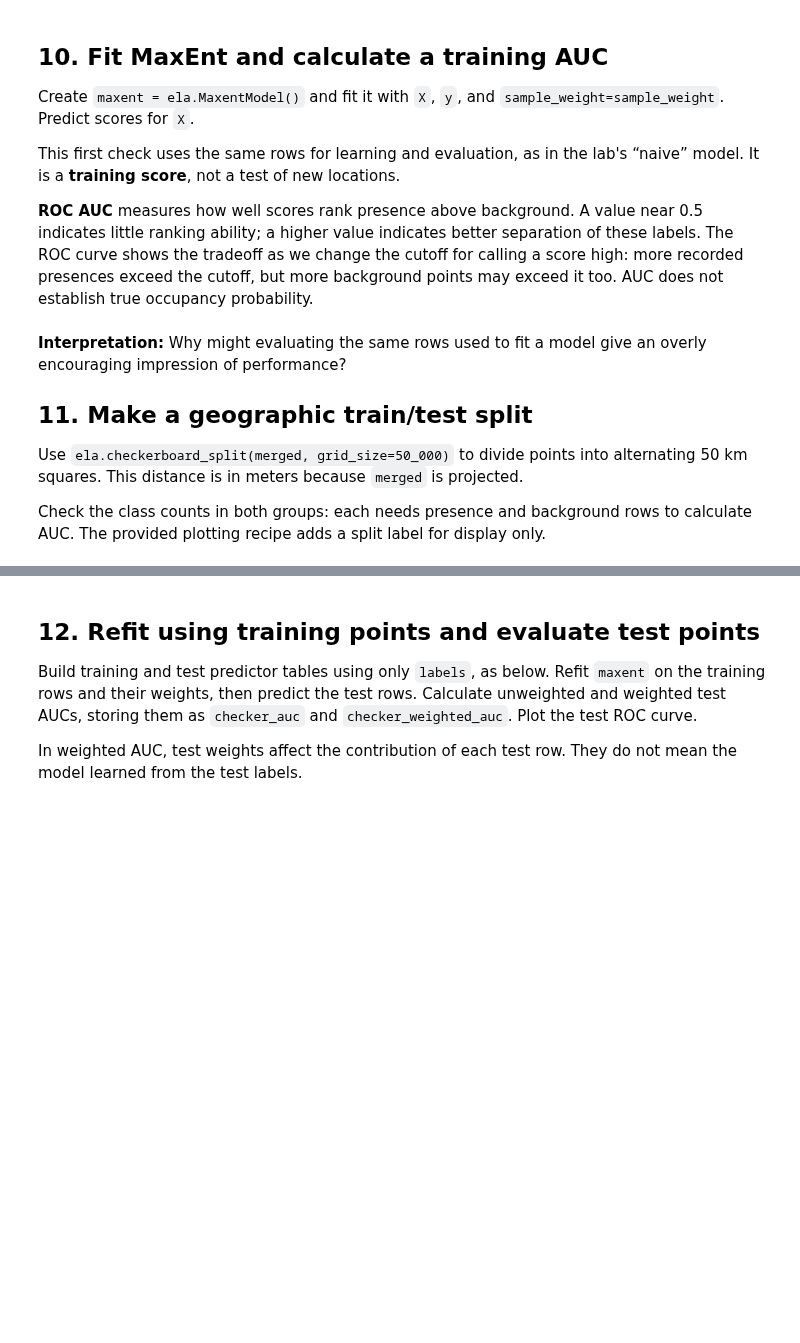
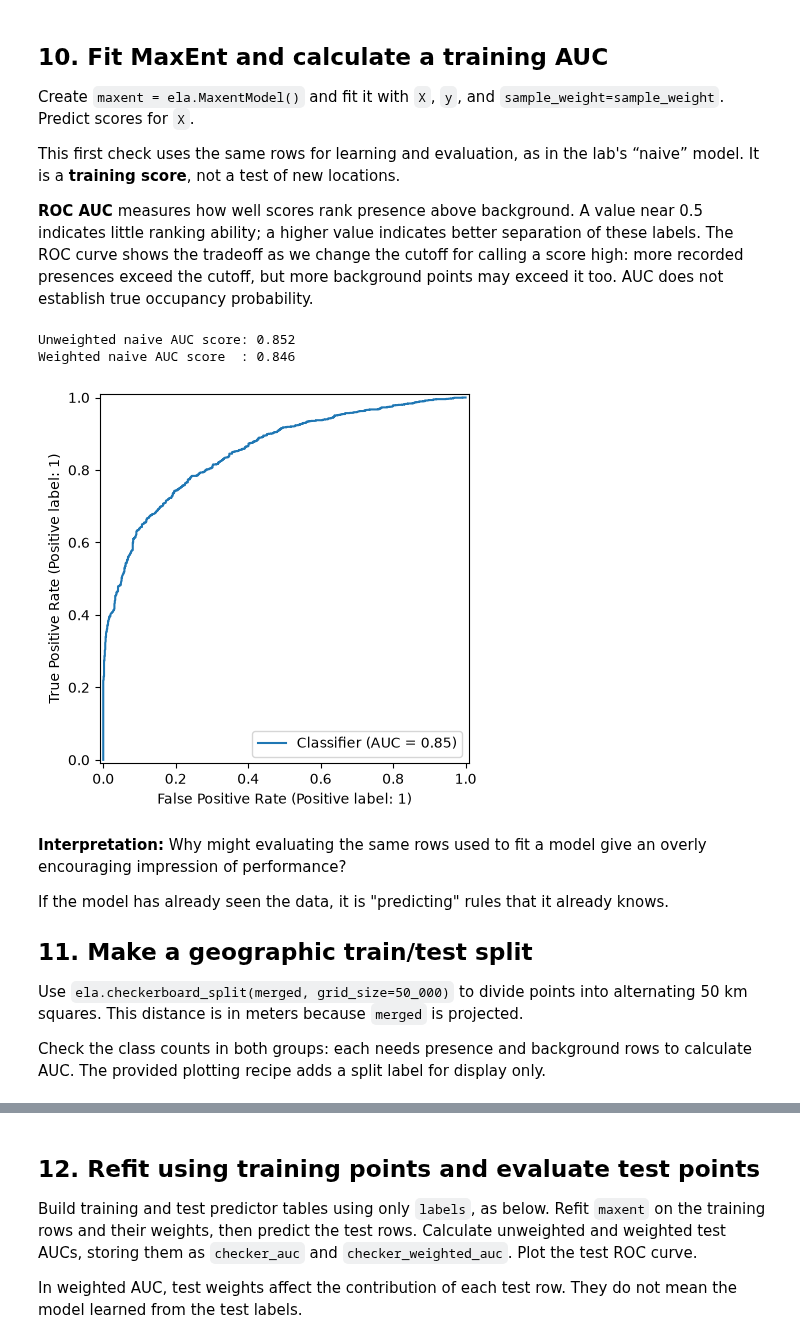
Before and after one commit to relleha/BIO597-SpatialBiodiversity, a Jupyter notebook: docs/assignments/Assignment-08-SDM-Software.ipynb, the cells around one changed output, grey strips where cells are left out. Drawn from its saved outputs; the diff is of its cells as text; code cells hidden in the pictures; blank space fills up the shorter version.

```diff
--- a/docs/assignments/Assignment-08-SDM-Software.ipynb
+++ b/docs/assignments/Assignment-08-SDM-Software.ipynb
@@ -148,6 +282,13 @@ Use `ela.stack_geodataframes(presence, background, add_class_label=True)` and pr
 # %%
 # Stack presence and background as merged, then project it to EPSG:26919.
 # Display the counts of each class.
+merged = ela.stack_geodataframes(
+    presence,
+    background,
+    add_class_label=True,
+).to_crs('EPSG:26919')
+
+print(merged['class'].value_counts())
 
 X = merged[labels]
 y = merged["class"]
@@ -161,16 +307,30 @@ This first check uses the same rows for learning and evaluation, as in the lab's
 
 **ROC AUC** measures how well scores rank presence above background. A value near 0.5 indicates little ranking ability; a higher value indicates better separation of these labels. The ROC curve shows the tradeoff as we change the cutoff for calling a score high: more recorded presences exceed the cutoff, but more background points may exceed it too. AUC does not establish true occupancy probability.
 # %%
+# Fit maxent with X, y, and sample_weight.
 maxent = ela.MaxentModel()
 maxent.set_params(n_cpus=4)
 
-# Fit maxent with X, y, and sample_weight.
+
 # Predict X and store the scores as naive_prediction.
+maxent.fit(X, y, sample_weight=sample_weight)
+naive_prediction = maxent.predict(X)
+
+
 # Calculate naive_auc with metrics.roc_auc_score(y, naive_prediction).
 # Also calculate naive_weighted_auc using sample_weight=sample_weight.
 # Print both scores and plot a ROC curve with RocCurveDisplay.from_predictions().
+print(f"Unweighted naive AUC score: {metrics.roc_auc_score(y, naive_prediction):0.3f}")
+RocCurveDisplay.from_predictions(y, naive_prediction)
+print(f"Weighted naive AUC score  : {metrics.roc_auc_score(y, naive_prediction, sample_weight=sample_weight):0.3f}")
+# %% [output]
+Unweighted naive AUC score: 0.852
+Weighted naive AUC score  : 0.846
+[figure, added]
 # %% [markdown]
 **Interpretation:** Why might evaluating the same rows used to fit a model give an overly encouraging impression of performance?
+
+If the model has already seen the data, it is "predicting" rules that it already knows.
 
 ## 11. Make a geographic train/test split
 
```
Also changed, not shown: parts of 16 cells of this notebook.
